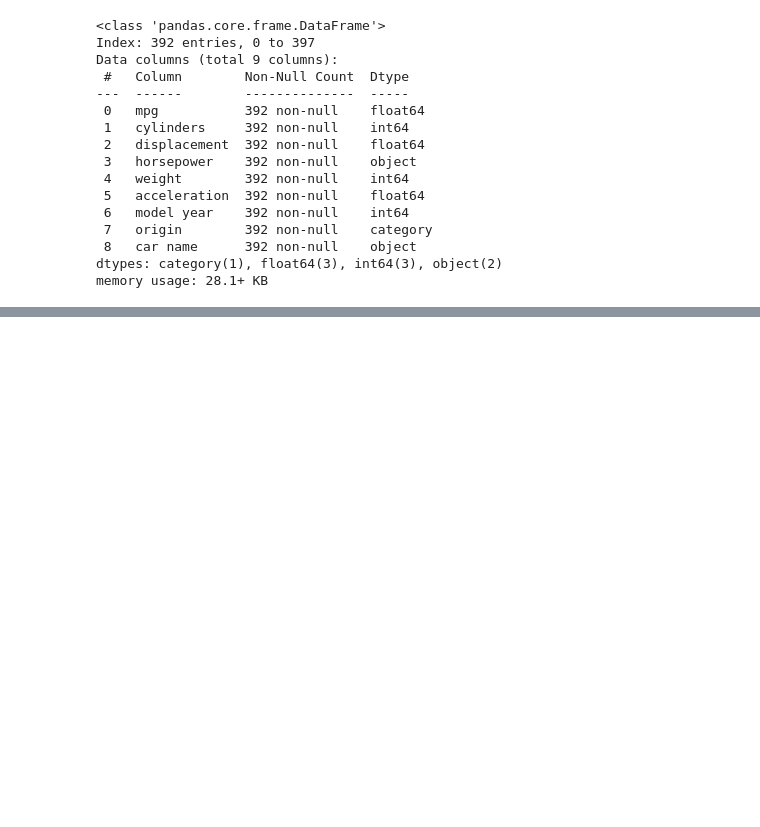
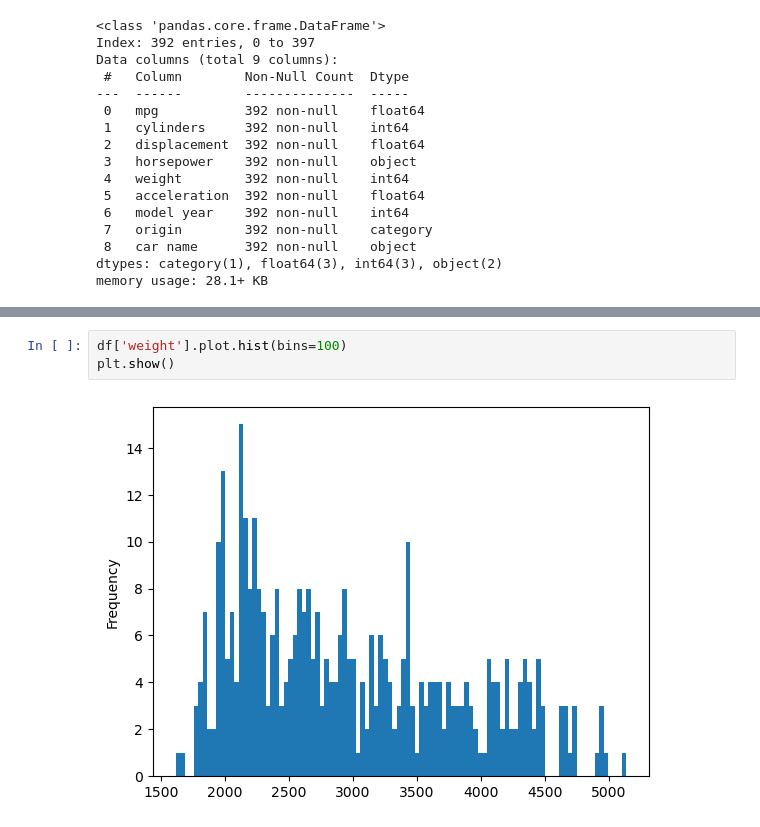
Before and after one commit to manishbhatia7/ML-Projects, a Jupyter notebook: Practice Datasets/Autompg/notebook.ipynb, the cells around one changed output, grey strips where cells are left out. Cells and saved outputs as stored; diff of their text form; blank space fills up the shorter version.

```diff
--- a/Practice Datasets/Autompg/notebook.ipynb
+++ b/Practice Datasets/Autompg/notebook.ipynb
@@ -98,0 +105,5 @@ memory usage: 28.1+ KB
+# %%
+df['weight'].plot.hist(bins=100)
+plt.show()
+# %% [output]
+[figure, added]
```
Also changed, not shown: parts of 8 cells of this notebook.
